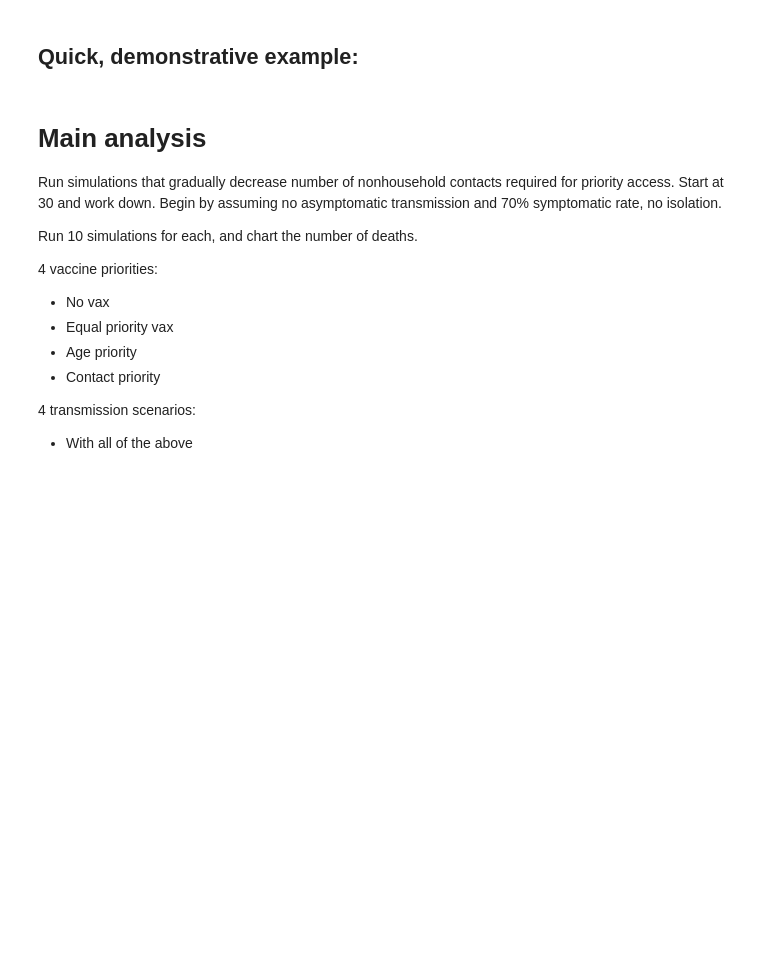
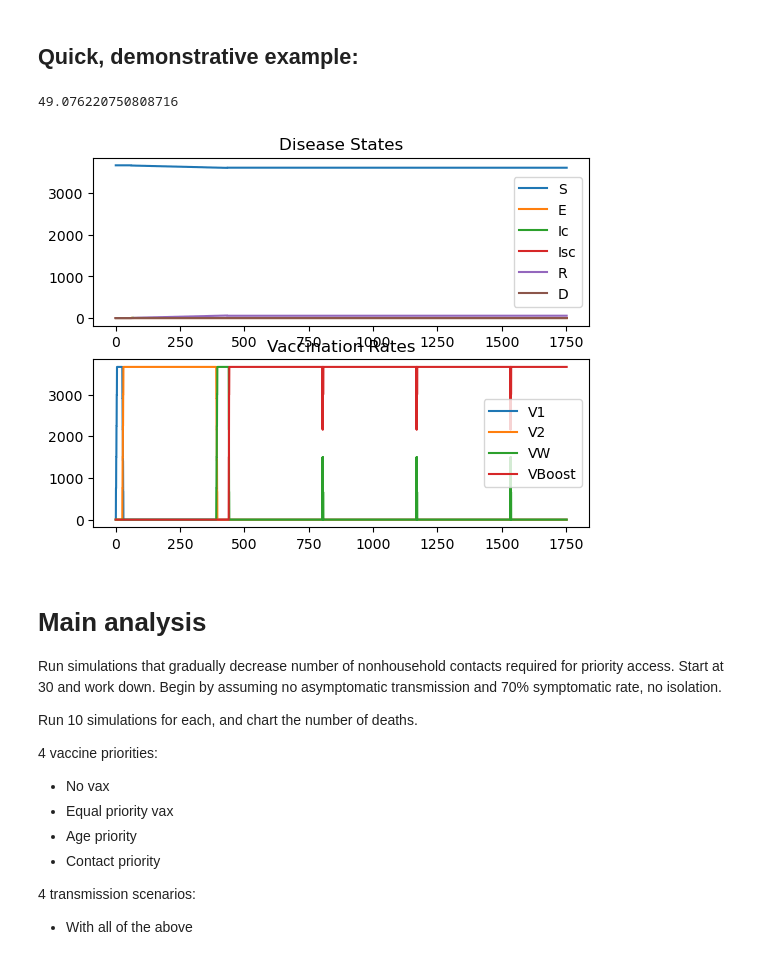
Before and after one commit to eroubenoff/BICS_ABM, a Jupyter notebook: Analysis.ipynb, the cells around one changed output. Drawn from its saved outputs; the diff is of its cells as text; code cells hidden in the pictures; blank space fills up the shorter version.

```diff
--- a/Analysis.ipynb
+++ b/Analysis.ipynb
@@ -16,32 +16,40 @@ import re
 # %% [markdown]
 ## Quick, demonstrative example:
 # %%
+t0 = time.time()
 result = BICS_ABM(
         N_HH = 1000,
         SEED = 4949,
-        RHO = 0.9,
+        RHO = 0.5,
         ALPHA = 0.25,
         BETA0 =0.5,
-        BETA1 = 0,
+        BETA1 = 1,
         T0 = 60,
-        ISOLATION_MULTIPLIER = 0.5,
+        ISOLATION_MULTIPLIER = 0, #0.5,
         N_VAX_DAILY = 1500,
-        T_REINFECTION = 24*180,
-        IMPORT_CASES_VEC = [1] * 365,
-        vax_rules = [
-            VaccineRule("age > 80"),
-            VaccineRule("age > 70"),
-            VaccineRule("age > 60"),
-            VaccineRule("age > 50", hesitancy = 0.5),
-            VaccineRule("age > 40", hesitancy = 0.5),
-            VaccineRule("age > 30", hesitancy = 0.5),
-            VaccineRule(general = True, hesitancy = 0.5),
-        ],
+        T_REINFECTION = 24*365,
+        IMPORT_CASES_VEC = [1 if i%7 == 0 else 0 for i in range(365)],
+        vax_rules = [VaccineRule(general=True, hesitancy=1)],
+        VEBoost = 1,
+
+#         vax_rules = [
+#             VaccineRule("age > 80"),
+#             VaccineRule("age > 70"),
+#             VaccineRule("age > 60"),
+#             VaccineRule("age > 50", hesitancy = 0.5),
+#             VaccineRule("age > 40", hesitancy = 0.5),
+#             VaccineRule("age > 30", hesitancy = 0.5),
+#             VaccineRule(general = True, hesitancy = 0.5),
+#         ],
         silent = True,
-        BOOSTER_DAY = 180,
-        MAX_DAYS = 1000)
+        BOOSTER_DAY = 90,
+        MAX_DAYS = 5*365)
 
+print(time.time() - t0)
 result.plot_trajectory()
+# %% [output]
+49.076220750808716
+[figure, added]
 # %%
 # Calculate the effective R0 as beta * average contacts per hour per person * average time infectious
 
```
Also changed, not shown: 1 other file.
